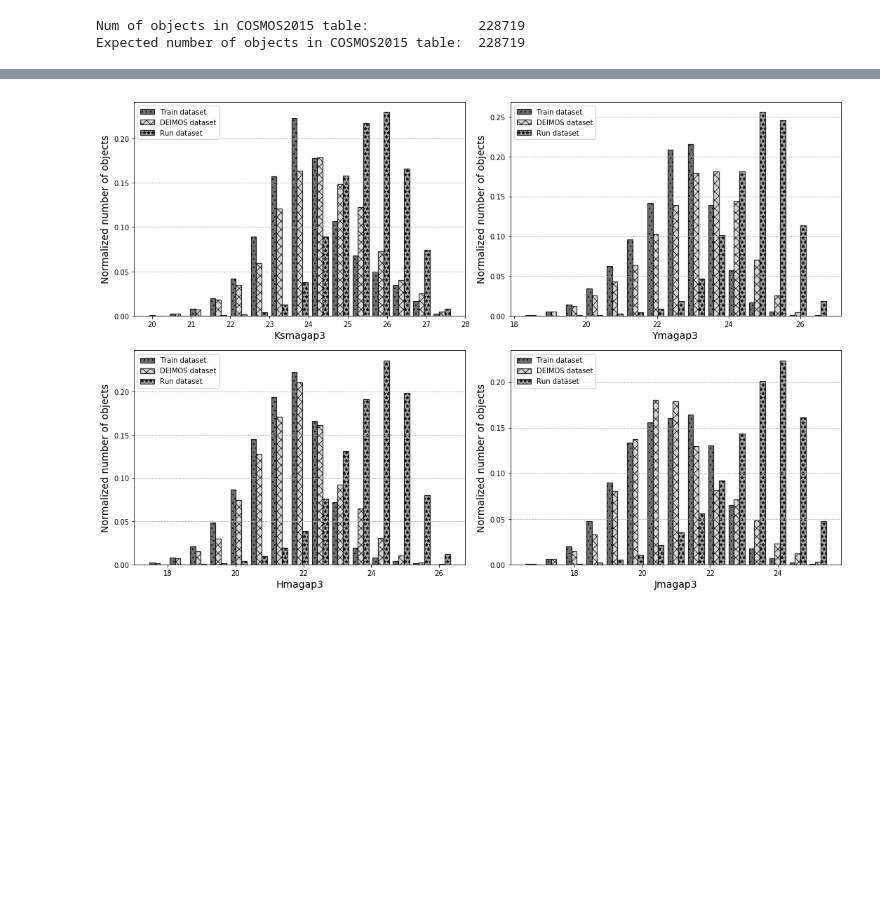
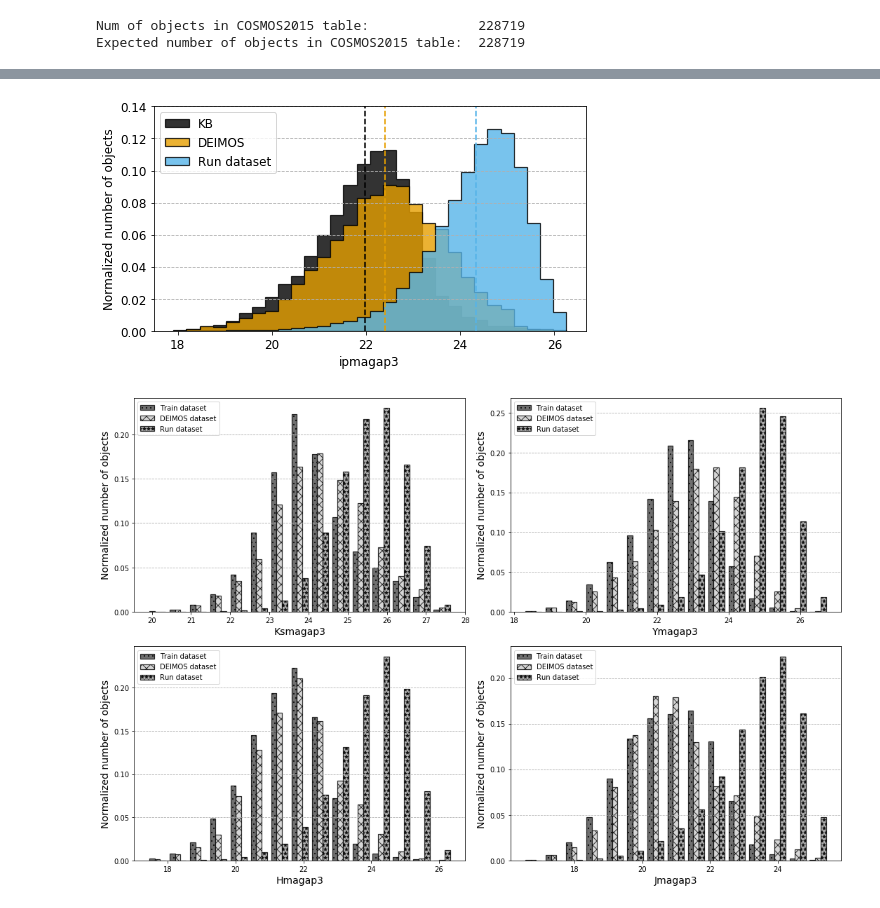
Before and after one commit to ShrRa/COSMOS_SOM, a Jupyter notebook: COSMOS_BasicPreprocessing.ipynb, the cells around one changed output, grey strips where cells are left out. Cells and saved outputs as stored; diff of their text form; code cells hidden in the pictures; blank space fills up the shorter version.

```diff
--- a/COSMOS_BasicPreprocessing.ipynb
+++ b/COSMOS_BasicPreprocessing.ipynb
@@ -448,0 +493,18 @@ plt.tight_layout()
+# %%
+### Comparing mag distribution for spectr-z and COSMOS2015 catalogs ###
+labels=['Run dataset','DEIMOS','KB']
+numBins=30
+h, w=1,1
+fig, axs = plt.subplots(h,w,figsize=(7,4))
+datasets=[tabCOSMOS2015_noSpectrZ['ipmagap3'],
+         tabCOSMOS_DEIMOS_QfFilter['ipmagap3'],
+         tabCOSMOS_SpectrZ_QfFilter['ipmagap3']]
+axs.grid(axis='y',linestyle ='--')
+plotMultiBar(datasets,numBins,labels,logScale=False,alpha=0.8,normCounts=True,xlabel='ipmagap3',
+                      ylabel='Normalized number of objects',axs=axs,textSize=12)
+axs.axvline(x=tabCOSMOS2015_noSpectrZ['ipmagap3'].mean(),ls='dashed',color='#56B4E9')
+axs.axvline(x=tabCOSMOS_DEIMOS_QfFilter['ipmagap3'].mean(),ls='dashed',color='#E69F00')
+axs.axvline(x=tabCOSMOS_SpectrZ_QfFilter['ipmagap3'].mean(),ls='dashed',color='#000000')
+plt.tight_layout()
+# %% [output]
+[figure, added]
```
Also changed, not shown: parts of 14 cells of this notebook, 4 other files.
